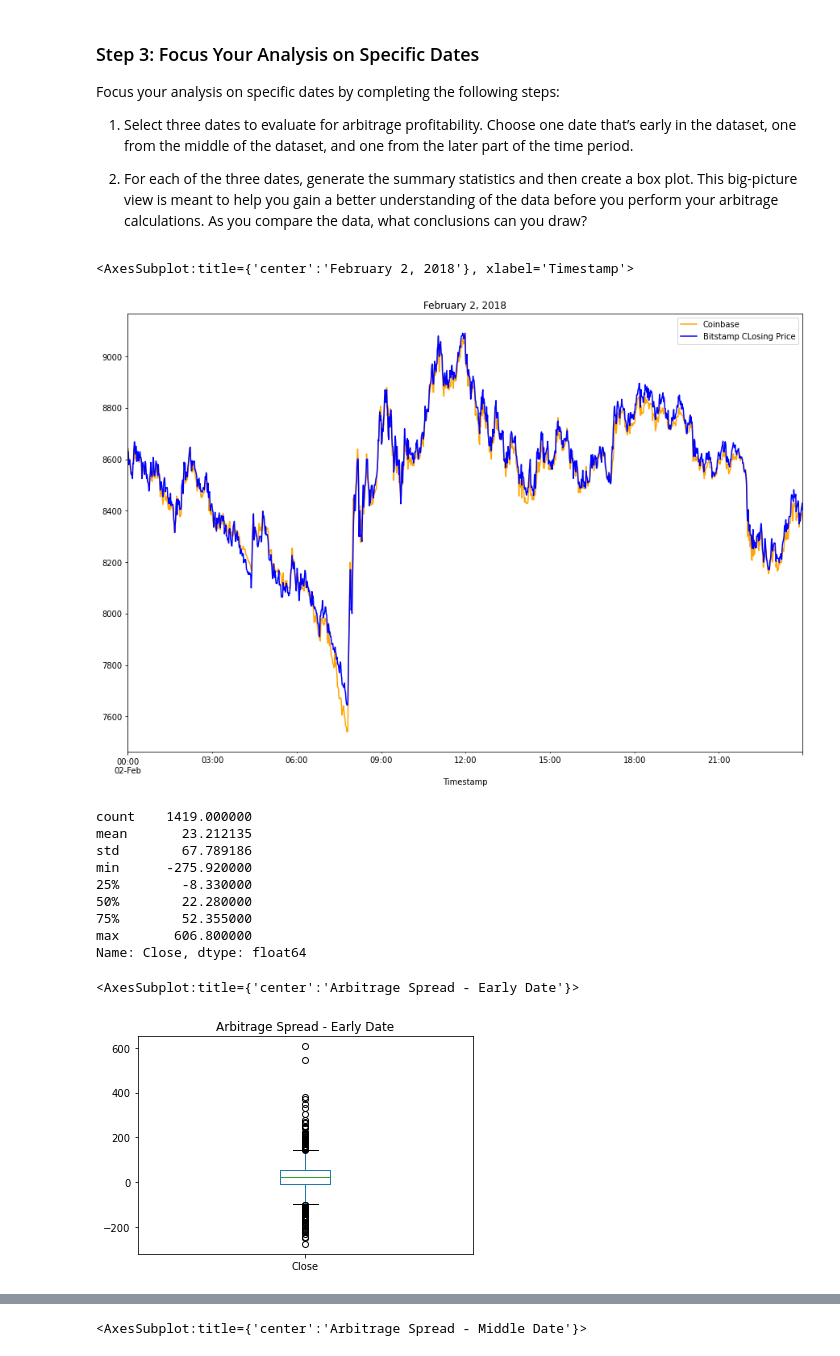
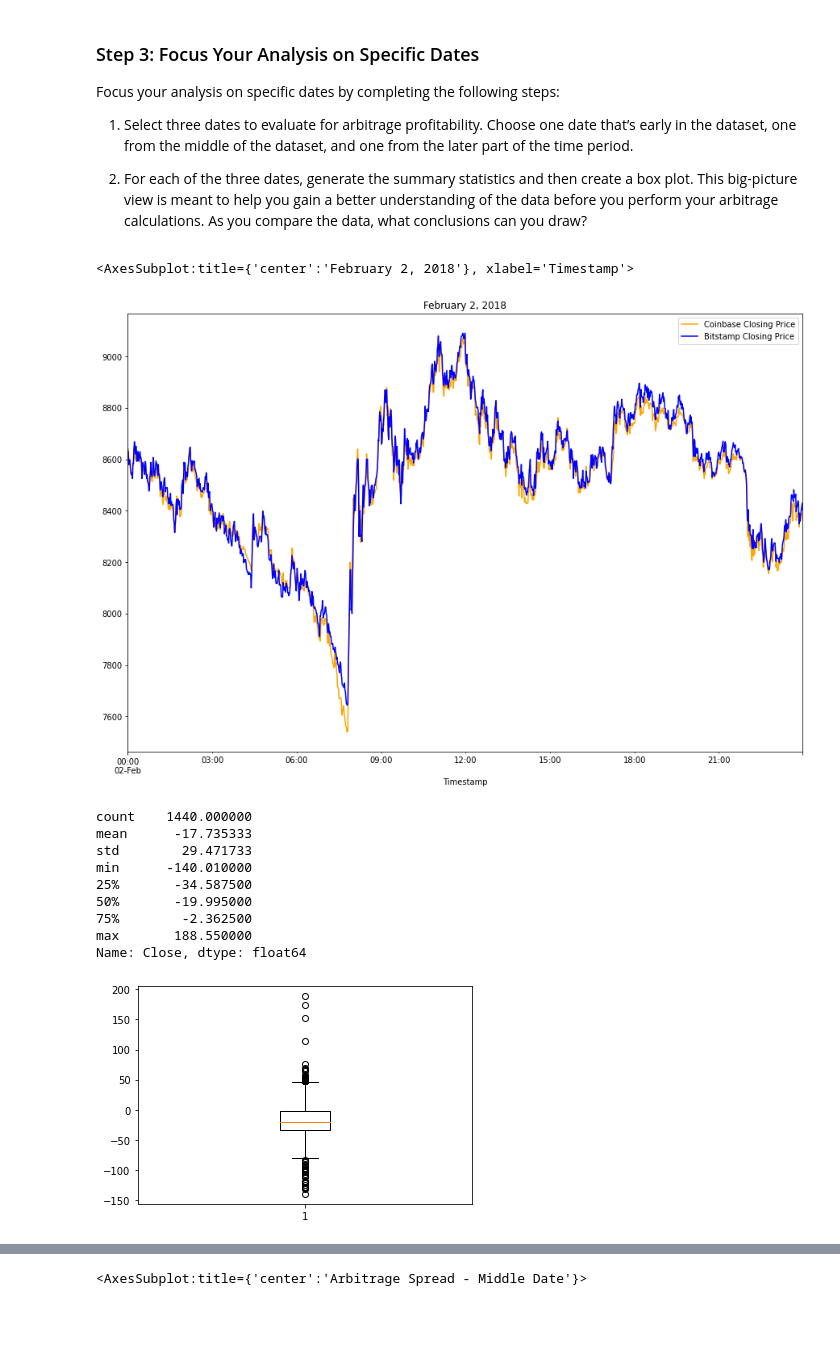
Before and after one commit to davidlampach/module3, a Jupyter notebook: crypto_arbitrage.ipynb, the cells around one changed output, grey strips where cells are left out. Drawn from its saved outputs; the diff is of its cells as text; code cells hidden in the pictures; blank space fills up the shorter version.

Commit message:
Into Arbitrage Spreads

```diff
--- a/crypto_arbitrage.ipynb
+++ b/crypto_arbitrage.ipynb
@@ -358,35 +358,35 @@ plt.legend(['Bitstamp Close','Coinbase Close'])
 plt.figure(figsize=(200,100))
 plt.show()'''
 
-ax = coinbase_sliced['Close'].loc['2018-02-02'].plot(legend=True, figsize=(15, 10), color="orange", label="Coinbase Closing Price
+ax = coinbase_sliced['Close'].loc['2018-02-02'].plot(legend=True, figsize=(15, 10), color="orange", label="Coinbase Closing Price")
 bitstamp_sliced['Close'].loc['2018-02-02'].plot(ax=ax,
-    legend=True, figsize=(15, 10), title="February 2, 2018", color = "blue", label="Bitstamp CLosing Price")
+    legend=True, figsize=(15, 10), title="February 2, 2018", color = "blue", label="Bitstamp Closing Price")
 # %% [output]
 <AxesSubplot:title={'center':'February 2, 2018'}, xlabel='Timestamp'>
-[figure, old version]
+[figure, new version]
 # %%
 # Using the early date that you have selected, calculate the arbitrage spread
 # by subtracting the bitstamp lower closing prices from the coinbase higher closing prices
-arbitrage_spread_early = # YOUR CODE HERE
+arbitrage_spread_early = coinbase_sliced['Close'].loc['2018-02-02'] - bitstamp_sliced['Close'].loc['2018-02-02']
 
 # Generate summary statistics for the early DataFrame
-# YOUR CODE HERE
+arbitrage_spread_early.describe()
 # %% [output]
-count    1419.000000
-mean       23.212135
-std        67.789186
-min      -275.920000
-25%        -8.330000
-50%        22.280000
-75%        52.355000
-max       606.800000
+count    1440.000000
+mean      -17.735333
+std        29.471733
+min      -140.010000
+25%       -34.587500
+50%       -19.995000
+75%        -2.362500
+max       188.550000
 Name: Close, dtype: float64
 # %%
 # Visualize the arbitrage spread from early in the dataset in a box plot
-# YOUR CODE HERE
+plt.boxplot(arbitrage_spread_early)
+plt.show()
 # %% [output]
-<AxesSubplot:title={'center':'Arbitrage Spread - Early Date'}>
-[figure, old version]
+[figure, new version]
 # %%
 # Create an overlay plot that visualizes the two dataframes over a period of one day from the middle of the dataset.
 # Be sure that the plots include the parameters `legend`, `figsize`, `title`, `color` and `label`
```
Also changed, not shown: parts of 2 cells of this notebook.
